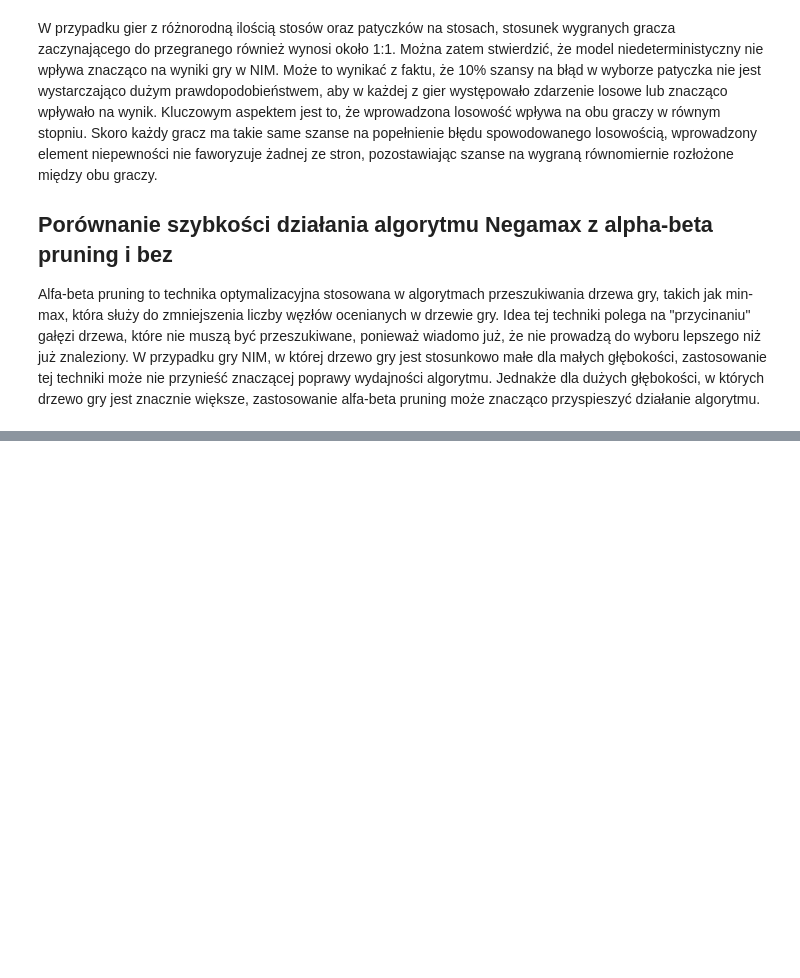
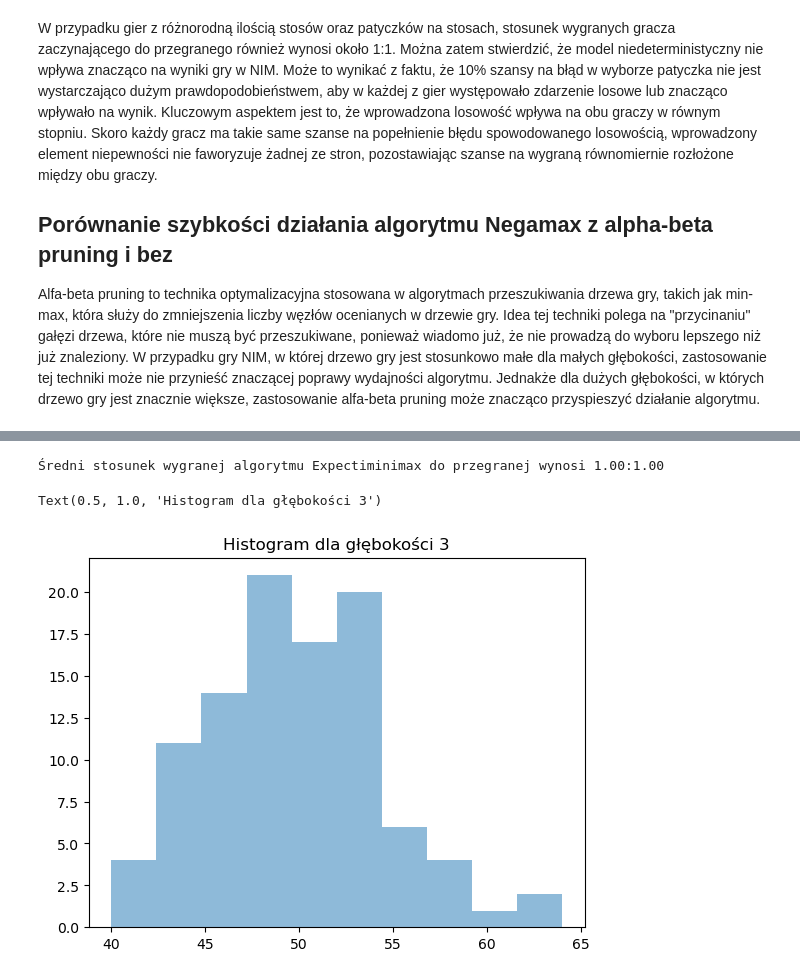
Before and after one commit to reczkok/InteligencjaObliczeniowa, a Jupyter notebook: Raport.ipynb, the cells around one changed output, grey strips where cells are left out. Saved outputs shown, nothing was run; the diff lists cells and outputs as text; code cells hidden in the pictures; blank space fills up the shorter version.

```diff
--- a/Raport.ipynb
+++ b/Raport.ipynb
@@ -115,0 +119,14 @@ plt.show()
+# %%
+# dane dla głębokości 5
+depth5 = pd.read_csv("data_depth3_expecti.csv")
+
+score_ratio1 = depth5["ai1_score"].sum() / len(depth5["ai1_score"])
+score_ratio2 = depth5["ai2_score"].sum() / len(depth5["ai2_score"])
+print(f"Średni stosunek wygranej algorytmu Expectiminimax do przegranej wynosi {score_ratio1/50:.02f}:{score_ratio2/50:.02f}")
+
+plt.hist(depth5["ai1_score"], bins=10, alpha=0.5, label='ai1')
+plt.title("Histogram dla głębokości 3")
+# %% [output]
+Średni stosunek wygranej algorytmu Expectiminimax do przegranej wynosi 1.00:1.00
+Text(0.5, 1.0, 'Histogram dla głębokości 3')
+[figure, added]
```
Also changed, not shown: parts of 7 cells of this notebook, 5 other files.
